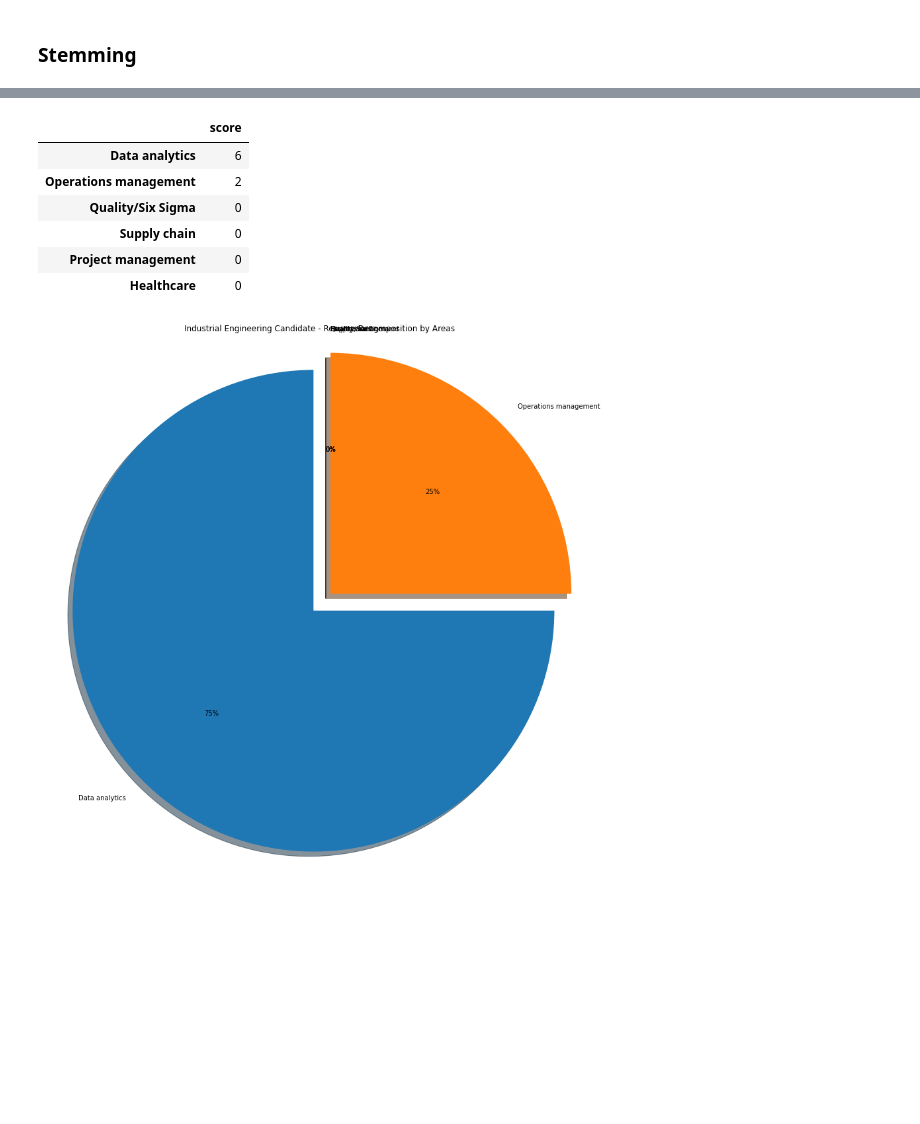
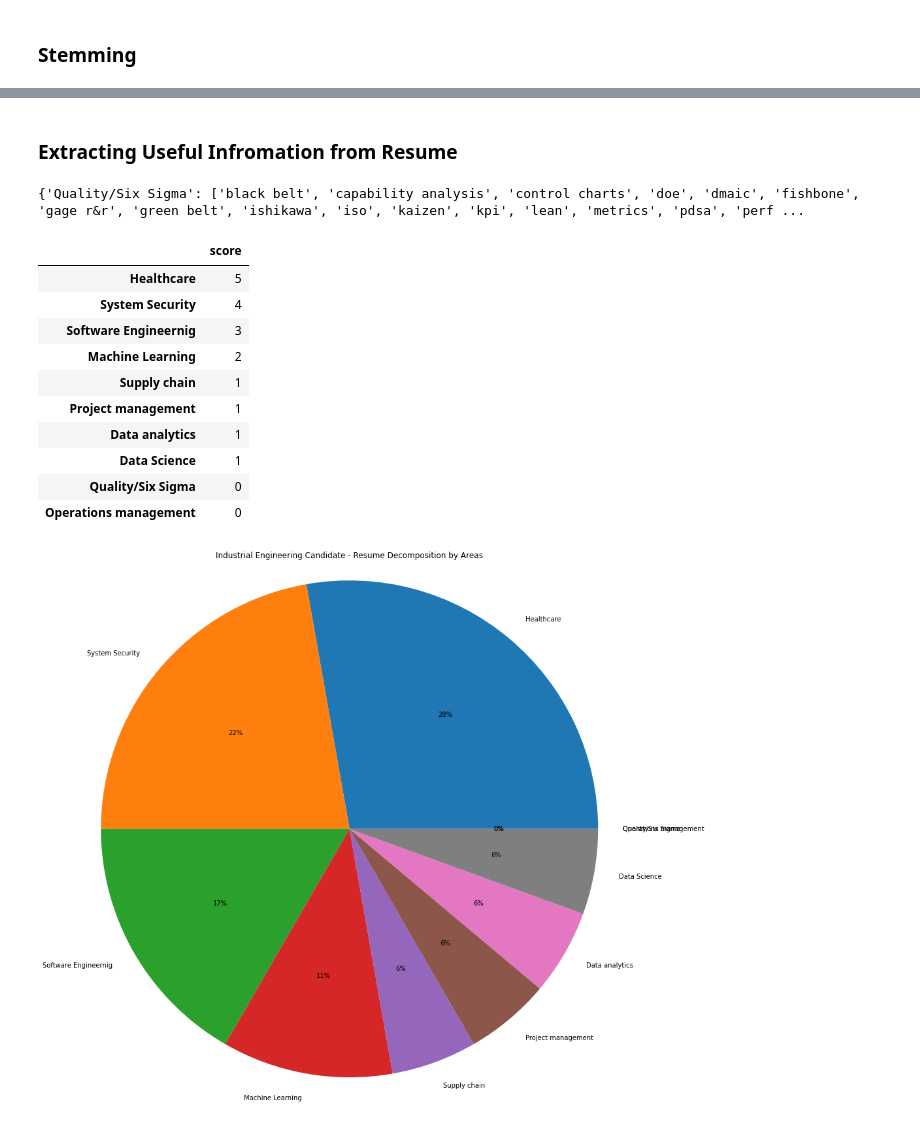
Before and after one commit to EVSMAZHAR/Resume-Screening-with-python, a Jupyter notebook: Resume Screening.ipynb, the cells around one changed output, grey strips where cells are left out. Cells and saved outputs as stored; diff of their text form; code cells hidden in the pictures; blank space fills up the shorter version.

```diff
--- a/Resume Screening.ipynb
+++ b/Resume Screening.ipynb
@@ -29,0 +136,11 @@ Data is passed through a series of steps in following sequences.
+# %%
+#test our function
+for resume in os.listdir('C:\\Users\\mmazhar\\Downloads\\CV Mining\\pyresparser\\data'):
+    #print(resume)
+    path='data/'+resume
+    pdf_obj = extract_text_from_pdf(path)
+    text=''
+    for page in pdf_obj:
+            text += ' ' + page
+    print(text)
+    #print('----------------------------')
@@ -408,3 +365,10 @@ terms = {'Quality/Six Sigma':['black belt','capability analysis','control charts
+# %% [markdown]
+### Extracting Useful Infromation from Resume
+# %%
+import constants as cs
+print(cs.terms)
+# %% [output]
+{'Quality/Six Sigma': ['black belt', 'capability analysis', 'control charts', 'doe', 'dmaic', 'fishbone', 'gage r&r', 'green belt', 'ishikawa', 'iso', 'kaizen', 'kpi', 'lean', 'metrics', 'pdsa', 'perf ...
 # %%
 # Initializie score counters for each area
 quality = 0
@@ -418,63 +382,67 @@ healthcare = 0
 scores = []
 
 # Obtain the scores for each area
-for area in terms.keys():
+for area in cs.terms.keys():
 
     if area == 'Quality/Six Sigma':
-        for word in terms[area]:
+        for word in cs.terms[area]:
             if word in text:
                 quality +=1
         scores.append(quality)
 
     elif area == 'Operations management':
-        for word in terms[area]:
+        for word in cs.terms[area]:
             if word in text:
                 operations +=1
         scores.append(operations)
 
     elif area == 'Supply chain':
-        for word in terms[area]:
+        for word in cs.terms[area]:
             if word in text:
                 supplychain +=1
         scores.append(supplychain)
 
     elif area == 'Project management':
-        for word in terms[area]:
+        for word in cs.terms[area]:
             if word in text:
                 project +=1
         scores.append(project)
 
     elif area == 'Data analytics':
-        for word in terms[area]:
+        for word in cs.terms[area]:
             if word in text:
                 data +=1
         scores.append(data)
 
     else:
-        for word in terms[area]:
+        for word in cs.terms[area]:
             if word in text:
                 healthcare +=1
         scores.append(healthcare)
 # %%
-summary = pd.DataFrame(scores,index=terms.keys(),columns=['score']).sort_values(by='score',ascending=False)
+summary = pd.DataFrame(scores,index=cs.terms.keys(),columns=['score']).sort_values(by='score',ascending=False)
 summary
 # %% [output]
 |  | score |
-| Data analytics | 6 |
-| Operations management | 2 |
+| Healthcare | 5 |
+| System Security | 4 |
+| Software Engineernig | 3 |
+| Machine Learning | 2 |
+| Supply chain | 1 |
+| Project management | 1 |
+| Data analytics | 1 |
+| Data Science | 1 |
 | Quality/Six Sigma | 0 |
-| Supply chain | 0 |
-| Project management | 0 |
-| Healthcare | 0 |
+| Operations management | 0 |
 # %%
 # Create pie chart visualization
 pie = plt.figure(figsize=(15,15))
-plt.pie(summary['score'], labels=summary.index, explode = (0.1,0,0,0,0,0), autopct='%1.0f%%',shadow=True,startangle=90)
+plt.pie(summary['score'], labels=summary.index, explode = (0,0,0,0,0,0,0,0,0,0), autopct='%0.0f%%',shadow=False,startangle=0)
 plt.title('Industrial Engineering Candidate - Resume Decomposition by Areas')
 plt.axis('equal')
 plt.show()
 
 # Save pie chart as a .png file
 pie.savefig('resume_screening_results.png')
 # %% [output]
-[figure, old version]
+[figure, new version]
```
Also changed, not shown: parts of 95 cells of this notebook, 2 other files.
